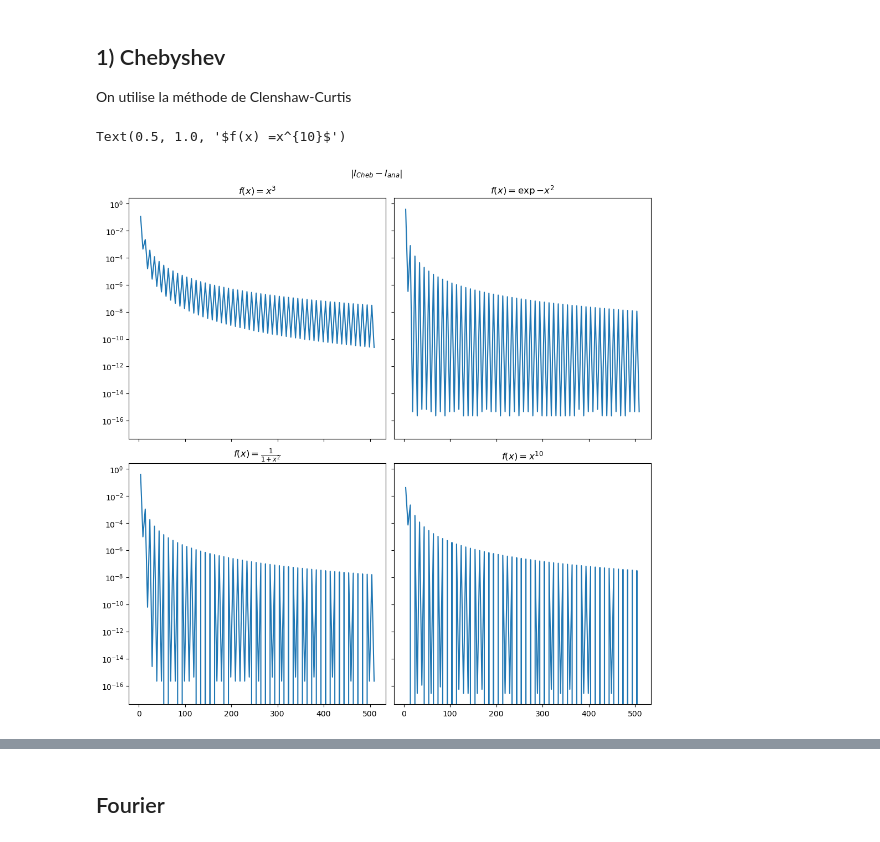
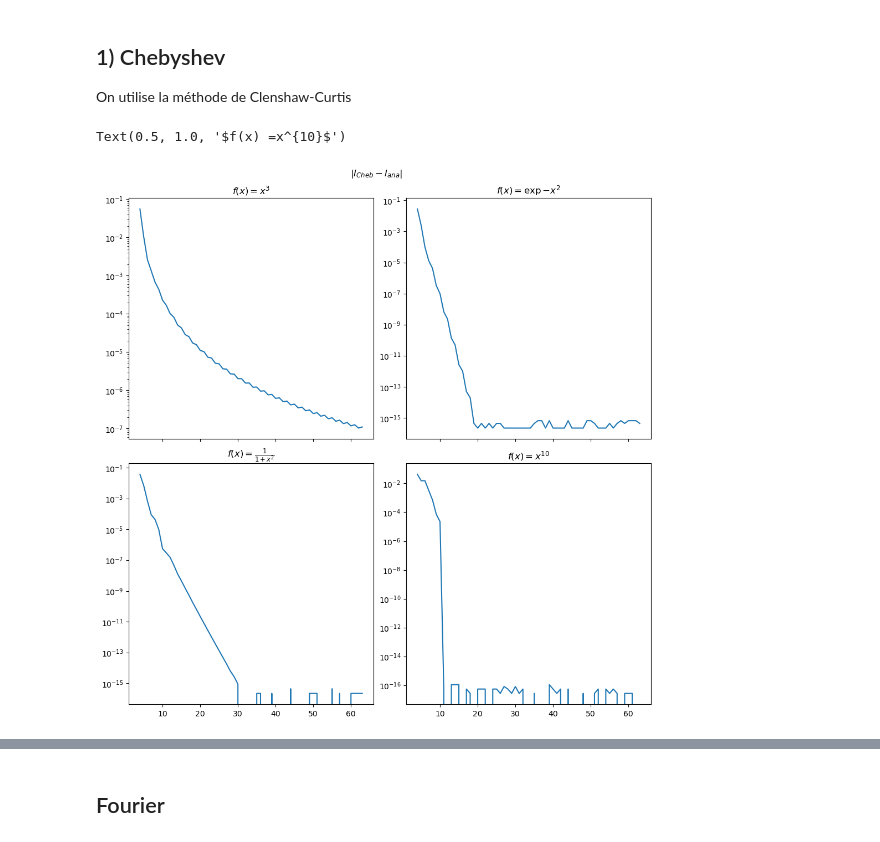
Before and after one commit to personne30003/pyTQG, a Jupyter notebook: Proto_notebooks/Operators_tests.ipynb, the cells around one changed output, grey strips where cells are left out. Saved outputs shown, nothing was run; the diff lists cells and outputs as text; code cells hidden in the pictures.

Commit message:
Corrigé Clenchaw Curtis. Ajouté Cheb_cumsum et Fourier_cumsum : elles intègrent sur une partie du domaine. Susceptibles d'etre utilisées pour calculer la fonction de courant à partir de la vitesse

```diff
--- a/Proto_notebooks/Operators_tests.ipynb
+++ b/Proto_notebooks/Operators_tests.ipynb
@@ -1267,8 +1269,10 @@ On utilise la méthode de Clenshaw-Curtis
 # %%
 #M"thode de Clenshaw-Curtis
 
-def Clenshaw_Curtis_weight(N, a= -1.0, b = 1.0):
-    N -=1
+@numba.njit
+def Clenshaw_Curtis_weight(N):
+    #print("Appel Clenshaw_Curtis_weights")
+    N -=1#définit le degré des polynomes
     theta = np.pi*np.arange(0, N+1)/N
     #print(f"theta = {theta}")
 
@@ -1280,31 +1284,36 @@ def Clenshaw_Curtis_weight(N, a= -1.0, b = 1.0):
     #print(f"v = {v}")
     #print(f"theta[ii] {theta[ii]}")
     if ( N % 2 ) == 0 :
-        #print(f"N pair")
+        #print(f"N+1 pair")
         w[0] = 1.0/ ( N**2 - 1.0 )
         w[-1] = w[0]
         #print(f"w = {w}")
-        for k in range(1, N//2):
+        for k in np.arange(1, N/2):
             v = v-2.0*np.cos(2.0*k*theta[ii])/( 4.0* ( k**2 ) -1 )
         #print(f"Après boucle : v={v}")
         v = v - np.cos(N*theta[ii])/(N**2-1.0)
         #print(f"v = {v}")
     else:
+        #print(f"N+1 impair")
         w[0] = 1.0/N**2
         w[-1] = w[0]
-        for k in np.arange(1, (N-1)/2):
+        for k in np.arange(1, (N-1)/2+1):
             v = v - 2.0*np.cos(2.0*k*theta[ii])/( 4.0 * ( k**2 ) - 1.0 )
-    w[ii] = ((b -a )/2.0) * 2.0*v/N
+    #print(f"v = {v}")
+    w[ii] = 2.0*v/N
     return w
 
+#@numba.jit
 def Cheb_quad(y, a=-1.0, b = 1.0) :
     "S'applique UNIQUEMENT A UN TABLEAU 1D"
-    weights = Clenshaw_Curtis_weight(y.size, a = a, b = b)
+    weights = ((b -a )/2.0)*Clenshaw_Curtis_weight(y.size)
+    #weights = clencurt(y.size-1)
     #return np.sum(weights * y, axis = axis)
     return np.dot(weights, y)
 a = -1.0
 b = 1.0
-n = np.arange(4, 513, 5)
+#n = np.arange(4, 513, 5)
+n=np.arange(4, 64 ,1)
 #w = Clenshaw_Curtis_weight(n, a= 0.0, b = 1.0)
 
 #print(f"x = {x}")
@@ -1331,32 +1340,32 @@ err_pol10 = np.zeros(n.size)
 
 for i in range(0, n.size):
     x_i = collocation_points(n[i])
     err_pol[i] = np.abs(Cheb_quad(f_pol(x_i) ) - I_pol_exact)
     err_gauss[i] = np.abs(Cheb_quad(f_gauss(x_i) ) - I_gauss_exact)
     err_sm[i] = np.abs(Cheb_quad(f_sm(x_i) ) - I_sm_exact)
     err_pol10[i] = np.abs(Cheb_quad(f_pol10(x_i) ) - I_pol10_exact)
 
 
 fig = plt.figure( figsize  = (10, 10), constrained_layout = True)
-axs = fig.subplots(2, 2, squeeze = False, sharex = True, sharey = True)
+axs = fig.subplots(2, 2, squeeze = False, sharex = True, sharey = False)
 fig.suptitle(r'$|I_{Cheb} - I_{ana}|$')
 axs[0, 0].plot(n, err_pol)
 axs[0, 0].set_yscale('log')
 axs[0, 0].set_title(r'$f(x) = x^3$')
 
 axs[0, 1].plot(n, err_gauss)
 axs[0, 1].set_yscale('log')
 axs[0, 1].set_title(r'$f(x) = \exp{-x^2}$')
 
 axs[1, 0].plot(n, err_sm)
 axs[1, 0].set_yscale('log')
 axs[1, 0].set_title(r'$f(x) = \frac{1}{1+x^2}$')
 
 axs[1, 1].plot(n, err_pol10)
 axs[1, 1].set_yscale('log')
 axs[1, 1].set_title(r'$f(x) =x^{10}$')
 # Adding main title
 # Adjusting the layout for better view
 # %% [output]
 Text(0.5, 1.0, '$f(x) =x^{10}$')
-[figure, old version]
+[figure, new version]
```
Also changed, not shown: parts of 20 cells of this notebook, 2 other files.
